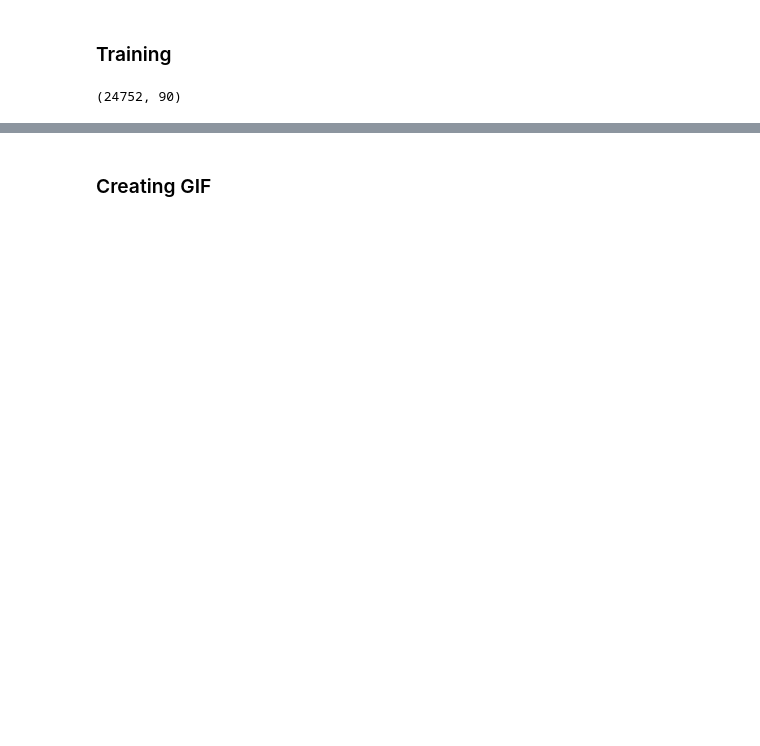
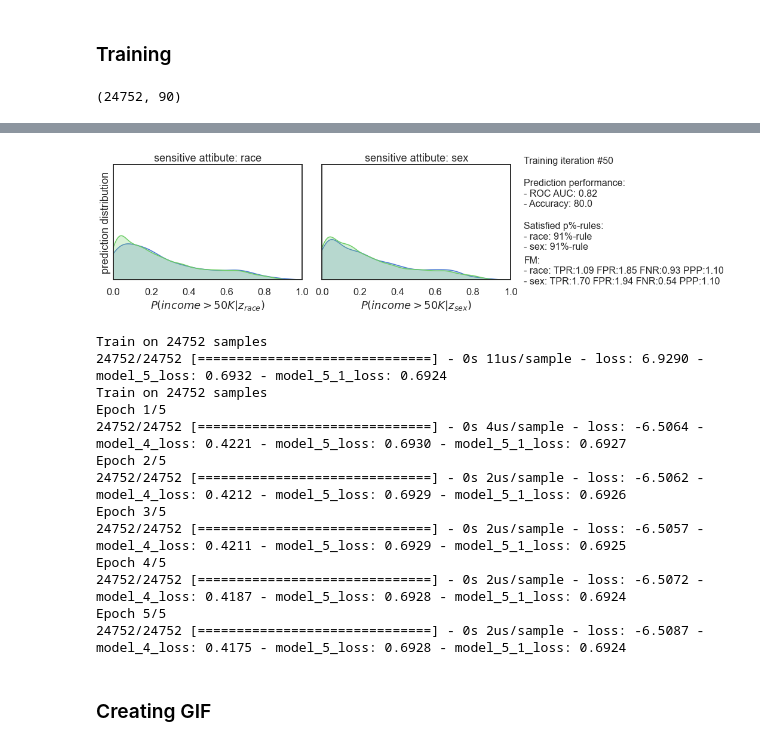
Before and after one commit to samiulengineer/sagan_fair_classifier, a Jupyter notebook: project/attentionModule.ipynb, the cells around one changed output, grey strips where cells are left out. Saved outputs shown, nothing was run; the diff lists cells and outputs as text; code cells hidden in the pictures; blank space fills up the shorter version.

```diff
--- a/project/attentionModule.ipynb
+++ b/project/attentionModule.ipynb
@@ -464,3 +464,30 @@ def fairness_metrics(y_val, y_pred, z_values):
+# %%
+def fairness_metrics(y_val, y_pred, z_values):
+    """Calculate fairness for subgroup of population"""
+    # print(type(y_val))
+    # print(type(y_pred))
+    # print(type(z_values))
+    y_val_0 = []
+    y_val_1 = []
+    y_pred_0 = []
+    y_pred_1 = []
+    for i  in range(len(z_values)):
+        if z_values[i] == 1:
+            y_val_1.append(y_val[i])
+            y_pred_1.append(y_pred[i])
+        else:
+            y_val_0.append(y_val[i])
+            y_pred_0.append(y_pred[i])
+
+    # For class 0
+    fm_0 = calculate_fair_metrics(y_val_0, y_pred_0)
+    # For class 1
+    fm_1 = calculate_fair_metrics(y_val_1, y_pred_1)
+
+    fm_ratio = fm_0 / fm_1
+    #print(fm_ratio)
+    res = "TPR:{:.2f} FPR:{:.2f} FNR:{:.2f} PPP:{:.2f}".format(fm_ratio[0], fm_ratio[1], fm_ratio[2], fm_ratio[3])
+    return  res
 # %% [markdown]
 ### FairClassifier
 # %%
@@ -486,6 +513,7 @@ class FairClassifier(object):
 
         self._val_metrics = None
         self._fairness_metrics = None
+        self.fm_metrics = None
 
         self.predict = self._clf.predict
 
@@ -597,24 +625,27 @@ class FairClassifier(object):
         class_weight_clf_w_adv = class_weight_clf+class_weight_adv
         self._val_metrics = pd.DataFrame()
         self._fairness_metrics = pd.DataFrame()
+        self.fm_metrics = pd.DataFrame(columns=z_val.columns)
+
         for idx in range(T_iter):
             if validation_data is not None:
                 y_pred = pd.Series(self._clf.predict(x_val.values).ravel(), index=y_val.index)
                 self._val_metrics.loc[idx, 'ROC AUC'] = roc_auc_score(y_val, y_pred)
                 self._val_metrics.loc[idx, 'Accuracy'] = (accuracy_score(y_val, (y_pred>0.5))*100)
-                self._val_metrics.loc[idx, 'EO'] = (fairness_metrics(y_val, (y_pred>0.5), z_val))
+                # self._val_metrics.loc[idx, 'EO'] = fairness_metrics(y_val.values, (y_pred>0.5).values, z_val[sensitive_attr].values)
 
                 for sensitive_attr in z_val.columns:
-                    self._fairness_metrics.loc[idx, sensitive_attr] = p_rule(y_pred,
-                                                                             z_val[sensitive_attr])
+                    self._fairness_metrics.loc[idx, sensitive_attr] = p_rule(y_pred, z_val[sensitive_attr])
 
-                    # self._fairness_metrics.loc[idx, sensitive_attr] = fairness_metrics(y_val, (y_pred>0.5), z_val[sensitive_attr])
+                    self.fm_metrics[sensitive_attr] = self.fm_metrics[sensitive_attr].astype(object)    # by default pandas do not except object
+                    self.fm_metrics.loc[idx, sensitive_attr] = fairness_metrics(y_val.values, (y_pred>0.5).values, z_val[sensitive_attr].values)
 
 
                 display.clear_output(wait=True)
                 plot_distributions(y_pred, z_val, idx+1, self._val_metrics.loc[idx],
                                    self._fairness_metrics.loc[idx],
-                                   fname=f'E:/canada syntex/Github/fair_classifier_ml/output/{idx+1:08d}.png' if save_figs else None)
+                                   self.fm_metrics.loc[idx],
+                                   fname=f'E:/canada syntex/Github/fair_classifier_ml/output/{idx+1:08d}.jpg' if save_figs else None)
                                    # /home/mdsamiul/github_project/fair_classifier_ml/output
                 plt.show(plt.gcf())
 
@@ -666,7 +705,22 @@ Epoch 5/5
 # %%
 clf.fit(X_train, y_train, Z_train,
         validation_data=(X_test, y_test, Z_test),
-        T_iter=1, save_figs=True, verbose=1)
+        T_iter=50, save_figs=True, verbose=1)
+# %% [output]
+[figure, added]
+Train on 24752 samples
+24752/24752 [==============================] - 0s 11us/sample - loss: 6.9290 - model_5_loss: 0.6932 - model_5_1_loss: 0.6924
+Train on 24752 samples
+Epoch 1/5
+24752/24752 [==============================] - 0s 4us/sample - loss: -6.5064 - model_4_loss: 0.4221 - model_5_loss: 0.6930 - model_5_1_loss: 0.6927
+Epoch 2/5
+24752/24752 [==============================] - 0s 2us/sample - loss: -6.5062 - model_4_loss: 0.4212 - model_5_loss: 0.6929 - model_5_1_loss: 0.6926
+Epoch 3/5
+24752/24752 [==============================] - 0s 2us/sample - loss: -6.5057 - model_4_loss: 0.4211 - model_5_loss: 0.6929 - model_5_1_loss: 0.6925
+Epoch 4/5
+24752/24752 [==============================] - 0s 2us/sample - loss: -6.5072 - model_4_loss: 0.4187 - model_5_loss: 0.6928 - model_5_1_loss: 0.6924
+Epoch 5/5
+24752/24752 [==============================] - 0s 2us/sample - loss: -6.5087 - model_4_loss: 0.4175 - model_5_loss: 0.6928 - model_5_1_loss: 0.6924
 # %% [markdown]
 ### Creating GIF
 # %%
```
Also changed, not shown: parts of 6 cells of this notebook.
